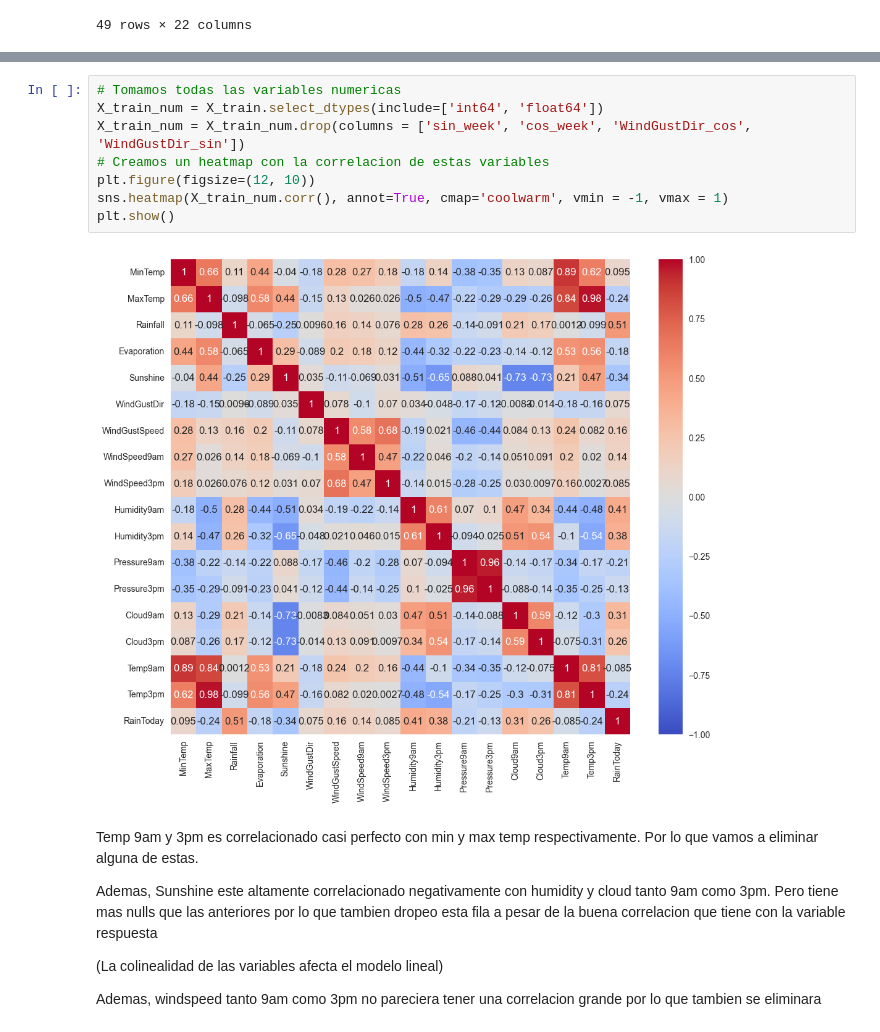
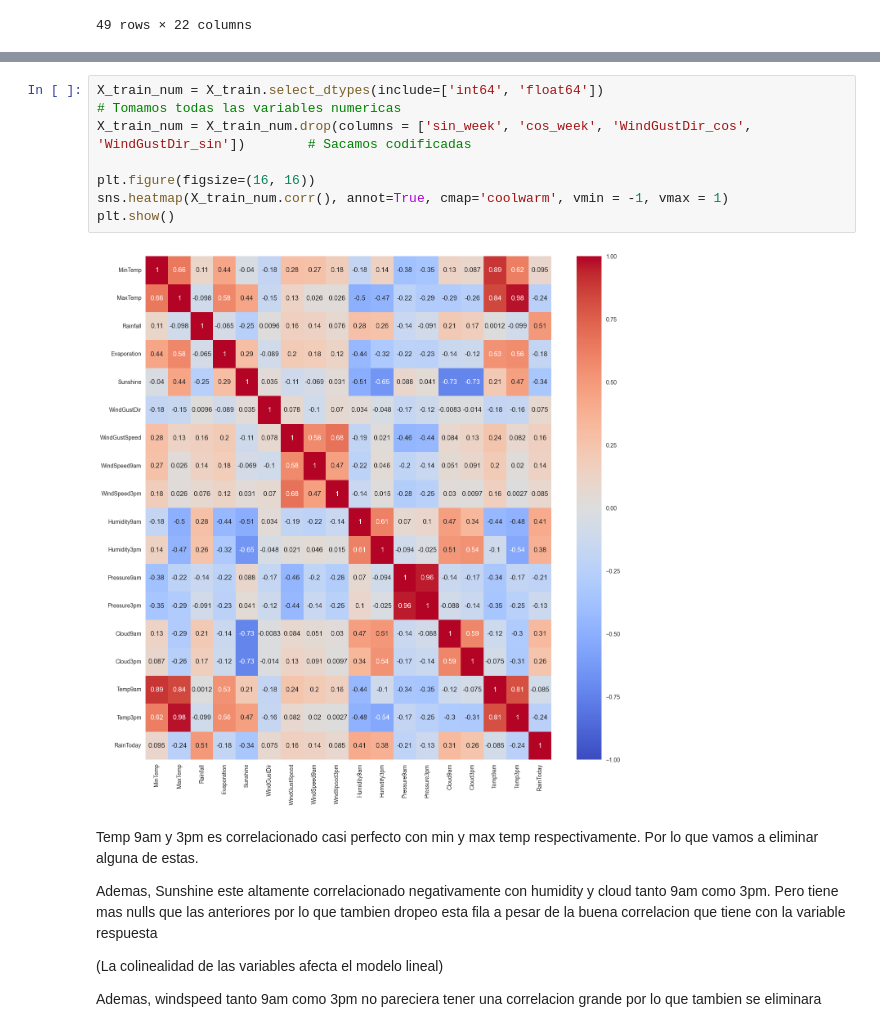
Before and after one commit to iairborgo/AA1-TUIA-Borgo-Nardi-Nardi, a Jupyter notebook: Notebooks/TP-clasificacion-AA1.ipynb, the cells around one changed output, grey strips where cells are left out. Cells and saved outputs as stored; diff of their text form.

```diff
--- a/Notebooks/TP-clasificacion-AA1.ipynb
+++ b/Notebooks/TP-clasificacion-AA1.ipynb
@@ -324,13 +236,12 @@ X_test.shape
 # %%
-# Tomamos todas las variables numericas
-X_train_num = X_train.select_dtypes(include=['int64', 'float64'])
-X_train_num = X_train_num.drop(columns = ['sin_week', 'cos_week', 'WindGustDir_cos', 'WindGustDir_sin'])
-# Creamos un heatmap con la correlacion de estas variables
-plt.figure(figsize=(12, 10))
+X_train_num = X_train.select_dtypes(include=['int64', 'float64'])                                               # Tomamos todas las variables numericas
+X_train_num = X_train_num.drop(columns = ['sin_week', 'cos_week', 'WindGustDir_cos', 'WindGustDir_sin'])        # Sacamos codificadas
+
+plt.figure(figsize=(16, 16))
 sns.heatmap(X_train_num.corr(), annot=True, cmap='coolwarm', vmin = -1, vmax = 1)
 plt.show()
 # %% [output]
-[figure, old version]
+[figure, new version]
 # %% [markdown]
 Temp 9am y 3pm es correlacionado casi perfecto  con min y max temp respectivamente. Por lo que vamos a eliminar alguna de estas.
 
```
Also changed, not shown: parts of 141 cells of this notebook.
